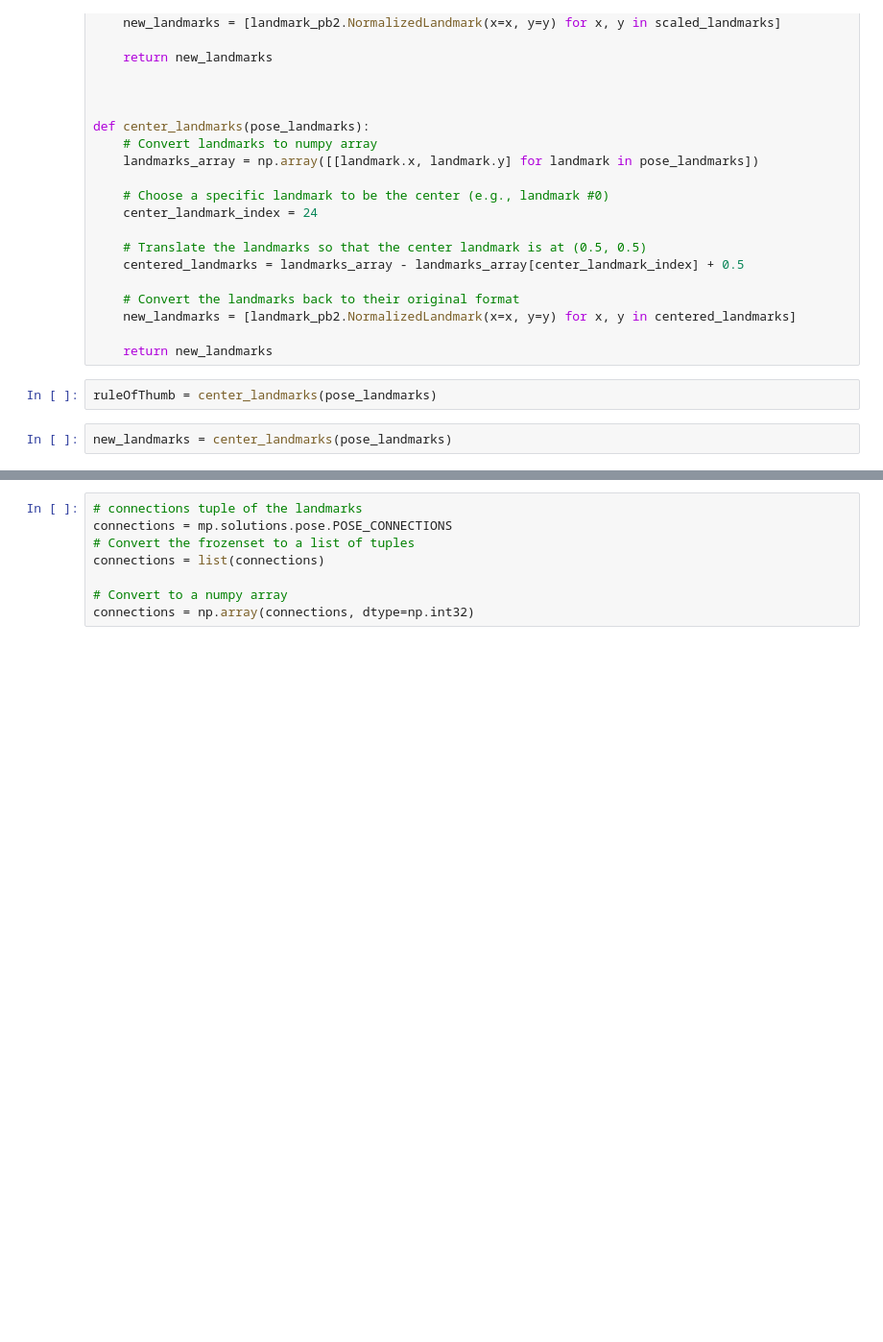
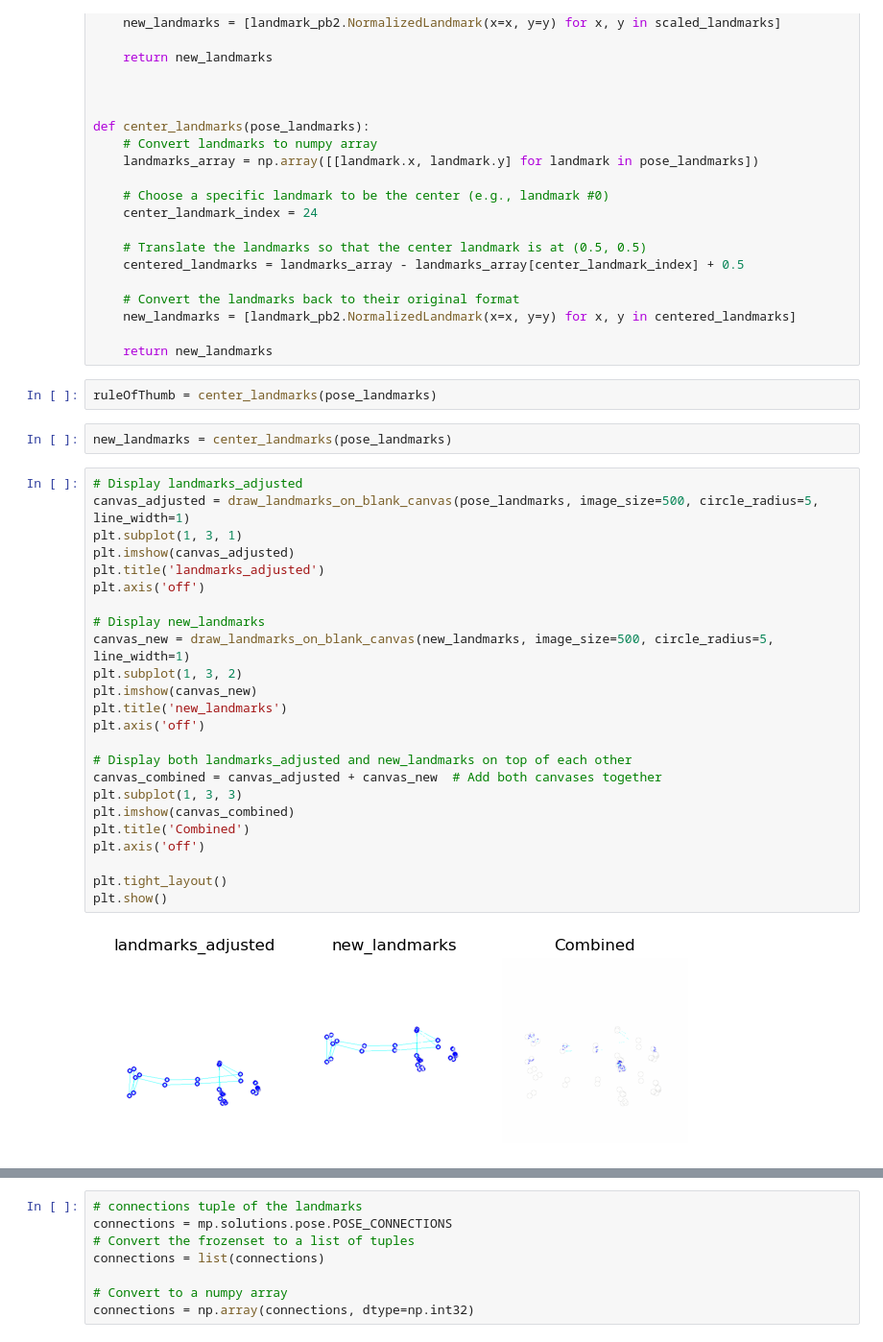
Before and after one commit to jpedroag/PMBA, a Jupyter notebook: C_distances.ipynb, the cells around one changed output, grey strips where cells are left out. Shown: that part at 96% size. Saved outputs shown, nothing was run; the diff lists cells and outputs as text; blank space fills up the shorter version.

```diff
--- a/C_distances.ipynb
+++ b/C_distances.ipynb
@@ -207,6 +210,32 @@ def center_landmarks(pose_landmarks):
 ruleOfThumb = center_landmarks(pose_landmarks)
 # %%
 new_landmarks = center_landmarks(pose_landmarks)
+# %%
+# Display landmarks_adjusted
+canvas_adjusted = draw_landmarks_on_blank_canvas(pose_landmarks, image_size=500, circle_radius=5, line_width=1)
+plt.subplot(1, 3, 1)
+plt.imshow(canvas_adjusted)
+plt.title('landmarks_adjusted')
+plt.axis('off')
+
+# Display new_landmarks
+canvas_new = draw_landmarks_on_blank_canvas(new_landmarks, image_size=500, circle_radius=5, line_width=1)
+plt.subplot(1, 3, 2)
+plt.imshow(canvas_new)
+plt.title('new_landmarks')
+plt.axis('off')
+
+# Display both landmarks_adjusted and new_landmarks on top of each other
+canvas_combined = canvas_adjusted + canvas_new  # Add both canvases together
+plt.subplot(1, 3, 3)
+plt.imshow(canvas_combined)
+plt.title('Combined')
+plt.axis('off')
+
+plt.tight_layout()
+plt.show()
+# %% [output]
+[figure, added]
 # %%
 def draw_landmarks_on_blank_canvas(landmarks, image_size=500, circle_radius=10, line_width=2, exclude_numbers=[]):
     # Create a blank canvas
```
Also changed, not shown: parts of 8 cells of this notebook.
